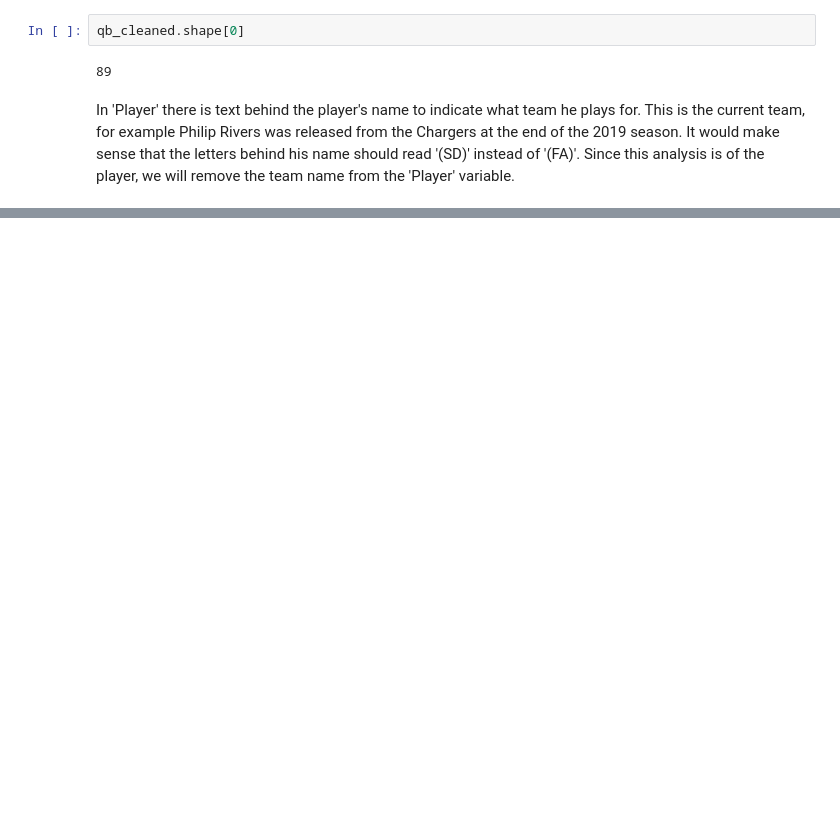
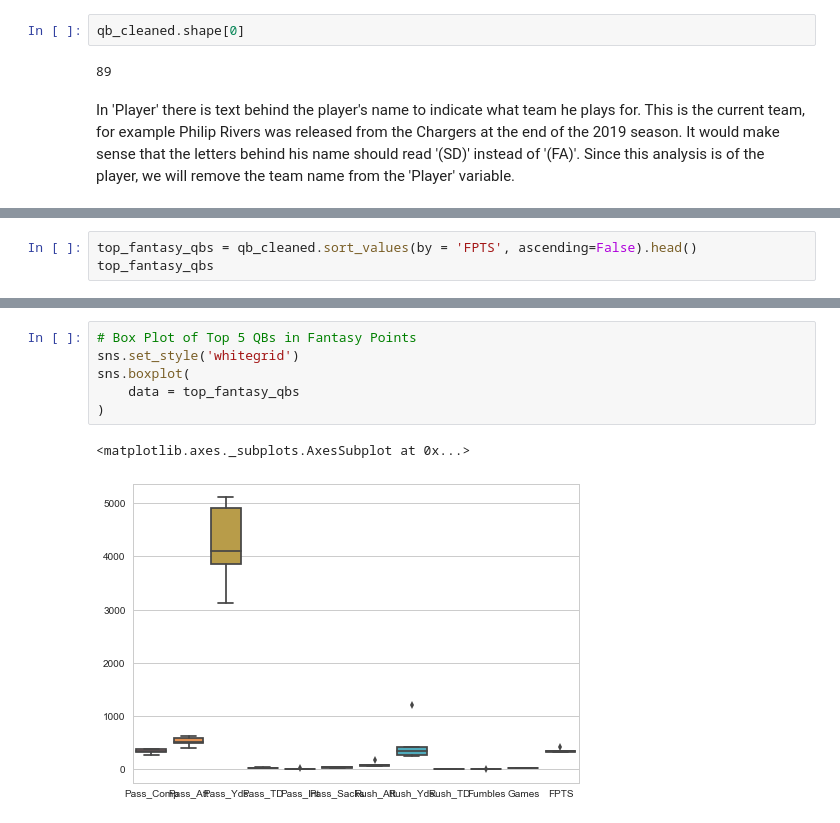
Before and after one commit to mnorthrop/fantasy_football, a Jupyter notebook: NFL 2019 QB Analysis.ipynb, the cells around one changed output, grey strips where cells are left out. Drawn from its saved outputs; the diff is of its cells as text; blank space fills up the shorter version.

```diff
--- a/NFL 2019 QB Analysis.ipynb
+++ b/NFL 2019 QB Analysis.ipynb
@@ -273,0 +306,3 @@ qb_cleaned.sample(5)
+# %%
+top_fantasy_qbs = qb_cleaned.sort_values(by = 'FPTS', ascending=False).head()
+top_fantasy_qbs
@@ -273,0 +435,9 @@ qb_cleaned.sample(5)
+# %%
+# Box Plot of Top 5 QBs in Fantasy Points
+sns.set_style('whitegrid')
+sns.boxplot(
+    data = top_fantasy_qbs
+)
+# %% [output]
+<matplotlib.axes._subplots.AxesSubplot at 0x...>
+[figure, added]
```
Also changed, not shown: parts of 28 cells of this notebook.
